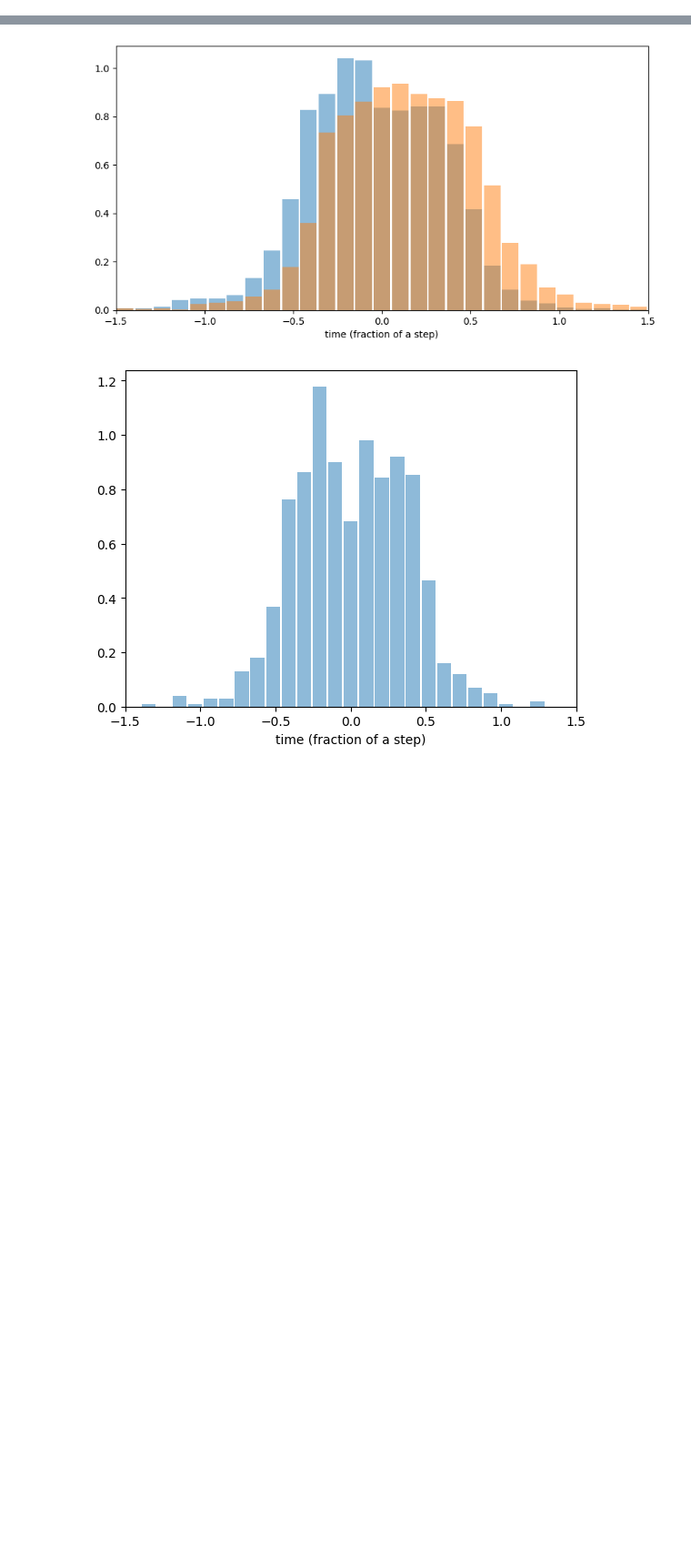
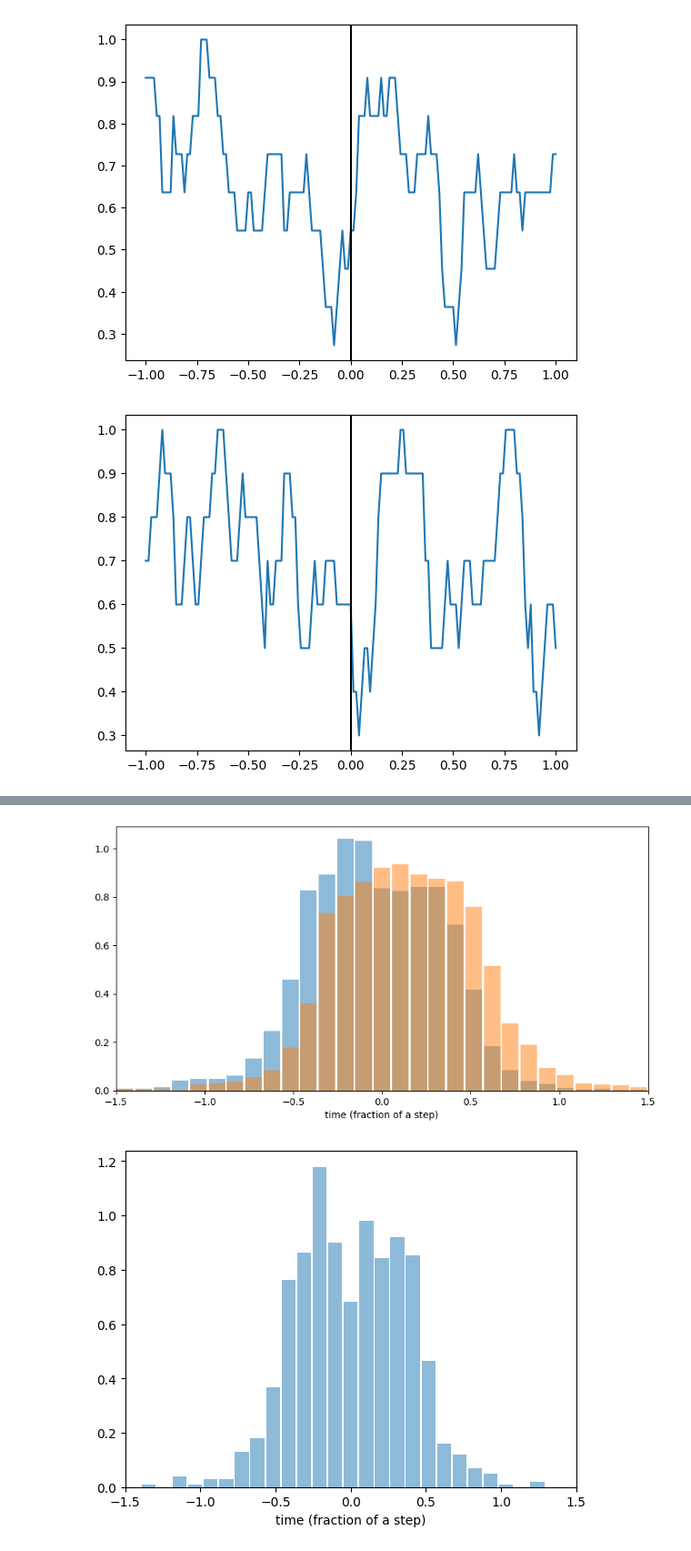
Before and after one commit to BonnenLab/visualize-skelly-laser-environment, a Jupyter notebook: fixations-vs-feet.ipynb, the cells around one changed output, grey strips where cells are left out. Shown at 91% size. Saved outputs shown, nothing was run; the diff lists cells and outputs as text; code cells hidden in the pictures; blank space fills up the shorter version.

Commit message:
adding vectors

```diff
--- a/fixations-vs-feet.ipynb
+++ b/fixations-vs-feet.ipynb
@@ -43,6 +44,8 @@ def get_fixations(dataset):
         fixations_df['TimeDiffPrev'],   fixations_df['TimeDiffFol'] = fixations_df['Time'].diff(), fixations_df['Time'].diff(periods=-1)
         fix_stop, fix_start = fixations_df.loc[fixations_df['TimeDiffPrev'] > 0.009], fixations_df.loc[fixations_df['TimeDiffFol'] < -0.009]
         fixations_df_list.append(fixations_df)
+        gaze_df['isFixated'] = ~gaze_df['ThetaFix'].isna()
+
         gaze_df_list.append(gaze_df)
         f_start.append(fix_start)
         f_stop.append(fix_stop)
@@ -124,3 +144,24 @@ def time_diff(steps_df):
+# %%
+def calculate_interpolated_fixation_vector(gaze_list,prev,current,next):
+    fix_list = []
+    for gaze,one,two,three in zip (gaze_list,prev,current,next):
+        time, isFixated = gaze['Time'], gaze['isFixated']
+        idx = (time >= one) &  (time <= two)
+        idx1 = (time >= two) &  (time <= three)
+        x,x1 = time[idx], time[idx1]
+        y,y1 = isFixated[idx], isFixated[idx1]
+        f = interpolate.interp1d(x, y, kind = 'nearest', bounds_error = False, fill_value = 'extrapolate')
+        f1 = interpolate.interp1d(x1, y1, kind = 'nearest', bounds_error = False, fill_value = 'extrapolate')
+
+        xnew = np.linspace(one, two, 75)
+        xnew1 = np.linspace(two, three, 75)
+
+        segment_one = f(xnew)
+        segment_two = f1(xnew1)
+        fix = np.hstack((segment_one,segment_two[1:]))
+        fix_list.append(fix)
+
+    return fix_list
 # %%
 def norm(rel_start, rel_stop,steps_df_new, closest_hs_df):
 
@@ -165,19 +206,33 @@ def making_dataframes(relstart, relstop, normstart, normstop):
 
     return df_list
 # %%
-# rocks for each subject
+fix_rocks = []
 rocks_df_list = []
-
 
 for x in range(3,11):
     walkNum = butil.find_walks_with_type(x,'rocks')
     dataset = loading(x,walkNum,'rocks')
     fixations_df_list, f_stop, f_start, gaze_df_list = get_fixations(dataset)
     steps_df = get_steps(dataset)
+
+    prev,current,next = get_next_prev_current(steps_df)
+    fix = calculate_interpolated_fixation_vector(gaze_df_list,prev,current,next)
+    fix_array = np.stack(fix)
+    fix_rocks.append(fix_array)
+
     closest_hs, stop_reshaped, start_reshaped, closest_hs_df = find_closest_hs(steps_df,f_stop, f_start )
     rel_start,rel_stop = calc_rel_fix(closest_hs, stop_reshaped, start_reshaped)
     steps_df_new = time_diff(steps_df)
     norm_st, norm_sp = norm(rel_start,rel_stop,steps_df_new,closest_hs_df)
+
     df = making_dataframes(rel_start,rel_stop, norm_st, norm_sp)
     df = pd.concat(df)
     rocks_df_list.append(df)
+# %%
+for fix in fix_rocks:
+    plt.plot(np.linspace(-1,1,149), fix.mean(axis=0))
+    plt.axvline(x=0, color='k')
+    plt.show()
+# %% [output]
+[figure, added]
+[figure, added]
```
Also changed, not shown: parts of 19 cells of this notebook.
